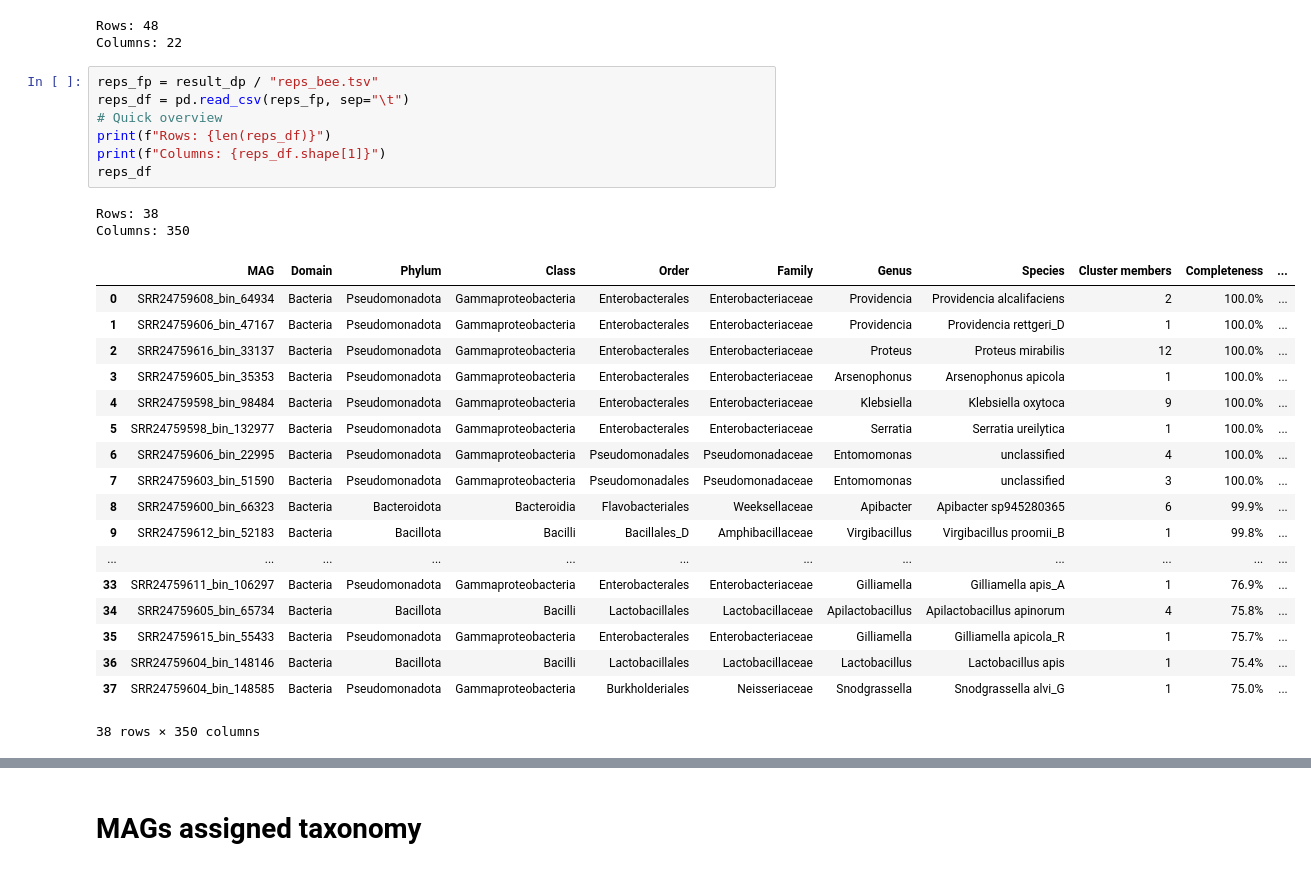
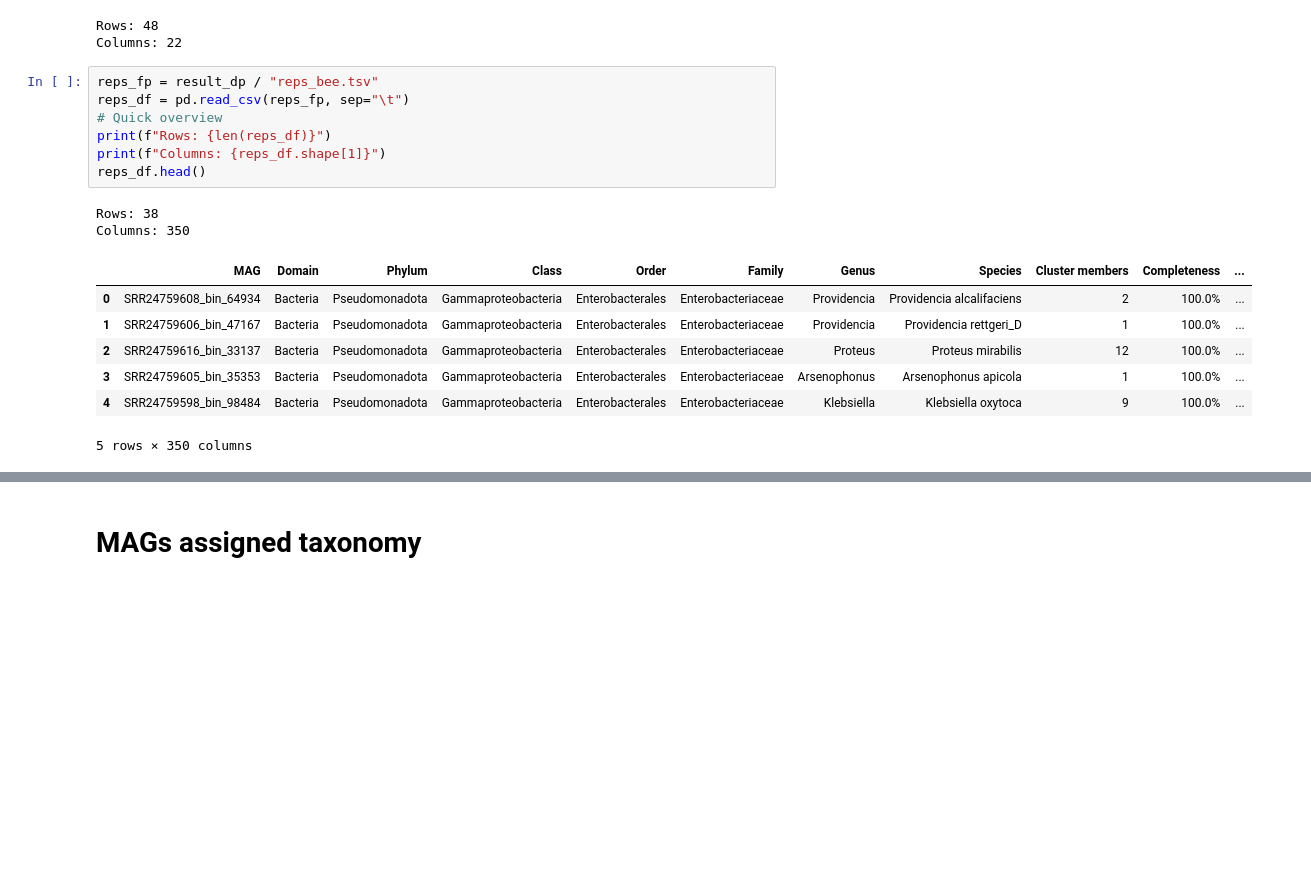
Before and after one commit to usegalaxy-eu/FAIRyMAGs, a Jupyter notebook: bin/use-case-bee-microbiome-exploration.ipynb, the cells around one changed output, grey strips where cells are left out. Drawn from its saved outputs; the diff is of its cells as text; blank space fills up the shorter version.

```diff
--- a/bin/use-case-bee-microbiome-exploration.ipynb
+++ b/bin/use-case-bee-microbiome-exploration.ipynb
@@ -34,31 +39,20 @@ Columns: 22
 # %%
 reps_fp = result_dp / "reps_bee.tsv"
 reps_df = pd.read_csv(reps_fp, sep="\t")
 # Quick overview
 print(f"Rows: {len(reps_df)}")
 print(f"Columns: {reps_df.shape[1]}")
-reps_df
+reps_df.head()
 # %% [output]
 Rows: 38
 Columns: 350
 |  | MAG | Domain | Phylum | Class | Order | Family | Genus | Species | Cluster members | Completeness | ... |
 | 0 | SRR24759608_bin_64934 | Bacteria | Pseudomonadota | Gammaproteobacteria | Enterobacterales | Enterobacteriaceae | Providencia | Providencia alcalifaciens | 2 | 100.0% | ... |
 | 1 | SRR24759606_bin_47167 | Bacteria | Pseudomonadota | Gammaproteobacteria | Enterobacterales | Enterobacteriaceae | Providencia | Providencia rettgeri_D | 1 | 100.0% | ... |
 | 2 | SRR24759616_bin_33137 | Bacteria | Pseudomonadota | Gammaproteobacteria | Enterobacterales | Enterobacteriaceae | Proteus | Proteus mirabilis | 12 | 100.0% | ... |
 | 3 | SRR24759605_bin_35353 | Bacteria | Pseudomonadota | Gammaproteobacteria | Enterobacterales | Enterobacteriaceae | Arsenophonus | Arsenophonus apicola | 1 | 100.0% | ... |
 | 4 | SRR24759598_bin_98484 | Bacteria | Pseudomonadota | Gammaproteobacteria | Enterobacterales | Enterobacteriaceae | Klebsiella | Klebsiella oxytoca | 9 | 100.0% | ... |
-| 5 | SRR24759598_bin_132977 | Bacteria | Pseudomonadota | Gammaproteobacteria | Enterobacterales | Enterobacteriaceae | Serratia | Serratia ureilytica | 1 | 100.0% | ... |
-| 6 | SRR24759606_bin_22995 | Bacteria | Pseudomonadota | Gammaproteobacteria | Pseudomonadales | Pseudomonadaceae | Entomomonas | unclassified | 4 | 100.0% | ... |
-| 7 | SRR24759603_bin_51590 | Bacteria | Pseudomonadota | Gammaproteobacteria | Pseudomonadales | Pseudomonadaceae | Entomomonas | unclassified | 3 | 100.0% | ... |
-| 8 | SRR24759600_bin_66323 | Bacteria | Bacteroidota | Bacteroidia | Flavobacteriales | Weeksellaceae | Apibacter | Apibacter sp945280365 | 6 | 99.9% | ... |
-| 9 | SRR24759612_bin_52183 | Bacteria | Bacillota | Bacilli | Bacillales_D | Amphibacillaceae | Virgibacillus | Virgibacillus proomii_B | 1 | 99.8% | ... |
-| ... | ... | ... | ... | ... | ... | ... | ... | ... | ... | ... | ... |
-| 33 | SRR24759611_bin_106297 | Bacteria | Pseudomonadota | Gammaproteobacteria | Enterobacterales | Enterobacteriaceae | Gilliamella | Gilliamella apis_A | 1 | 76.9% | ... |
-| 34 | SRR24759605_bin_65734 | Bacteria | Bacillota | Bacilli | Lactobacillales | Lactobacillaceae | Apilactobacillus | Apilactobacillus apinorum | 4 | 75.8% | ... |
-| 35 | SRR24759615_bin_55433 | Bacteria | Pseudomonadota | Gammaproteobacteria | Enterobacterales | Enterobacteriaceae | Gilliamella | Gilliamella apicola_R | 1 | 75.7% | ... |
-| 36 | SRR24759604_bin_148146 | Bacteria | Bacillota | Bacilli | Lactobacillales | Lactobacillaceae | Lactobacillus | Lactobacillus apis | 1 | 75.4% | ... |
-| 37 | SRR24759604_bin_148585 | Bacteria | Pseudomonadota | Gammaproteobacteria | Burkholderiales | Neisseriaceae | Snodgrassella | Snodgrassella alvi_G | 1 | 75.0% | ... |
-38 rows × 350 columns
+5 rows × 350 columns
 # %%
 metadata_df = pd.read_csv(data_dp_2 / "metadata.tsv", sep="\t")
 metadata_df["Replicate"] = metadata_df["Replicate"].astype(str).str.replace(r"\s+Replicate", "", regex=True)
```
Also changed, not shown: parts of 17 cells of this notebook, 4 other files.
